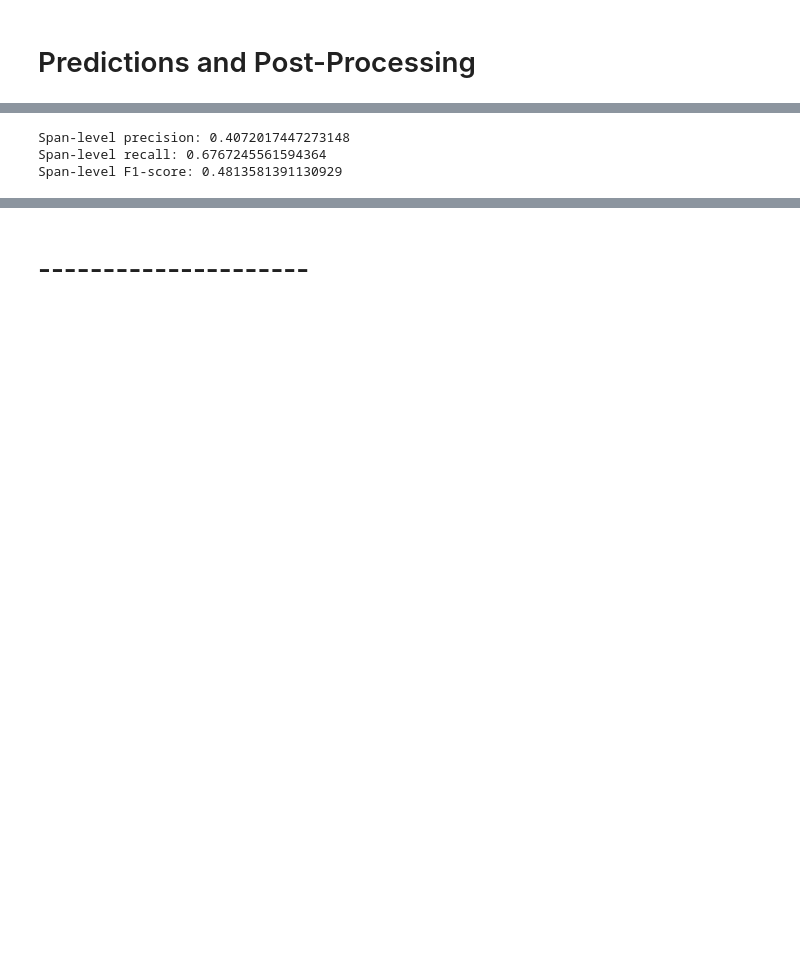
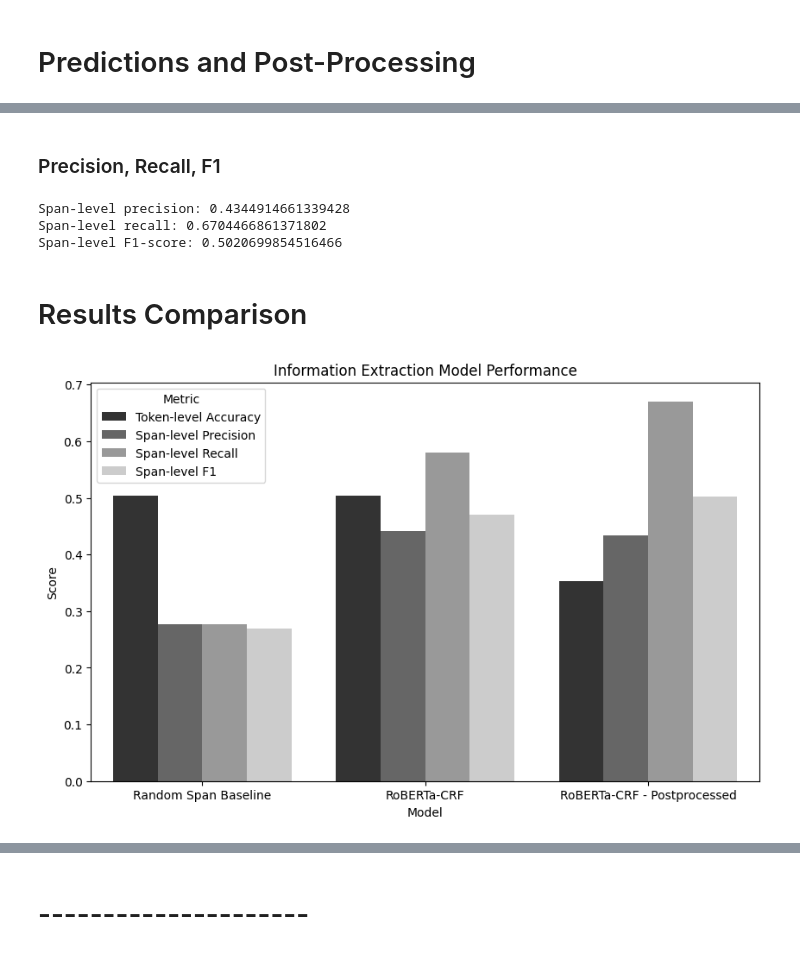
Before and after one commit to Mattcalcaterra/630_final, a Jupyter notebook: informationExtraction.ipynb, the cells around one changed output, grey strips where cells are left out. Cells and saved outputs as stored; diff of their text form; code cells hidden in the pictures; blank space fills up the shorter version.

```diff
--- a/informationExtraction.ipynb
+++ b/informationExtraction.ipynb
@@ -472,7 +524,7 @@ class CustomTrainer(Trainer):
         logits = outputs.logits
 
         # custom weights to handle class imbalance
-        class_weights = torch.tensor([1.0, 4.0, 1.0, 4.0]).to(logits.device)
+        class_weights = torch.tensor([1.0, 5.0, 1.0, 5.0]).to(logits.device)
 
         loss_fct = torch.nn.CrossEntropyLoss(
             weight=class_weights, ignore_index=-100
@@ -614,0 +674,10 @@ print("Span-level F1-score:", f1_score)
+# %%
+model_results.append(
+    {
+        "Model": "RoBERTa-CRF",
+        "Token-level Accuracy": accuracy,
+        "Span-level Precision": precision,
+        "Span-level Recall": recall,
+        "Span-level F1": f1_score,
+    }
+)
@@ -615,5 +703,5 @@ print("Span-level F1-score:", f1_score)
 # %%
-pred_labels = postprocess_preds(pred_labels)
+pred_labels = postprocess_preds(pred_labels.to("cpu"))
 pred_labels[1]
 # %% [output]
 array([0, 1, 2, 2, 2, 2, 2, 2, 2, 2, 2, 2, 2, 2, 2, 2, 2, 2, 2, 2, 2, 2,
@@ -647,3 +735,5 @@ accuracy = calculate_accuracy_non_padding(
+# %% [markdown]
+### Precision, Recall, F1
 # %%
 # calculate span-level f1
 precision, recall, f1_score = calculate_f1_span_level(
@@ -654,20 +744,22 @@ print("Span-level precision:", precision)
 print("Span-level recall:", recall)
 print("Span-level F1-score:", f1_score)
 # %% [output]
-Span-level precision: 0.4072017447273148
-Span-level recall: 0.6767245561594364
-Span-level F1-score: 0.4813581391130929
+Span-level precision: 0.4344914661339428
+Span-level recall: 0.6704466861371802
+Span-level F1-score: 0.5020699854516466
 # %%
 # save the results
 model_results.append(
     {
-        "Model": "RoBERTa-CRF",
+        "Model": "RoBERTa-CRF - Postprocessed",
         "Token-level Accuracy": accuracy,
         "Span-level Precision": precision,
         "Span-level Recall": recall,
         "Span-level F1": f1_score,
     }
 )
+# %% [markdown]
+# Results Comparison
 # %%
 # save the results
 model_results_df = pd.DataFrame(model_results)
@@ -675,12 +767,20 @@ model_results_df.to_csv("ie_model_results.csv", index=False)
 # %%
 # melt the data
 model_results_melted = model_results_df.melt(
     id_vars="Model", var_name="Metric", value_name="Score"
 )
 
 # plot the results
 plt.figure(figsize=(10, 6))
-sns.barplot(x="Model", y="Score", hue="Metric", data=model_results_melted)
+sns.barplot(
+    x="Model",
+    y="Score",
+    hue="Metric",
+    data=model_results_melted,
+    palette="gray",
+)
 plt.title("Information Extraction Model Performance")
 plt.ylabel("Score")
 plt.show()
+# %% [output]
+[figure, added]
```
Also changed, not shown: parts of 49 cells of this notebook, 1 other file.
